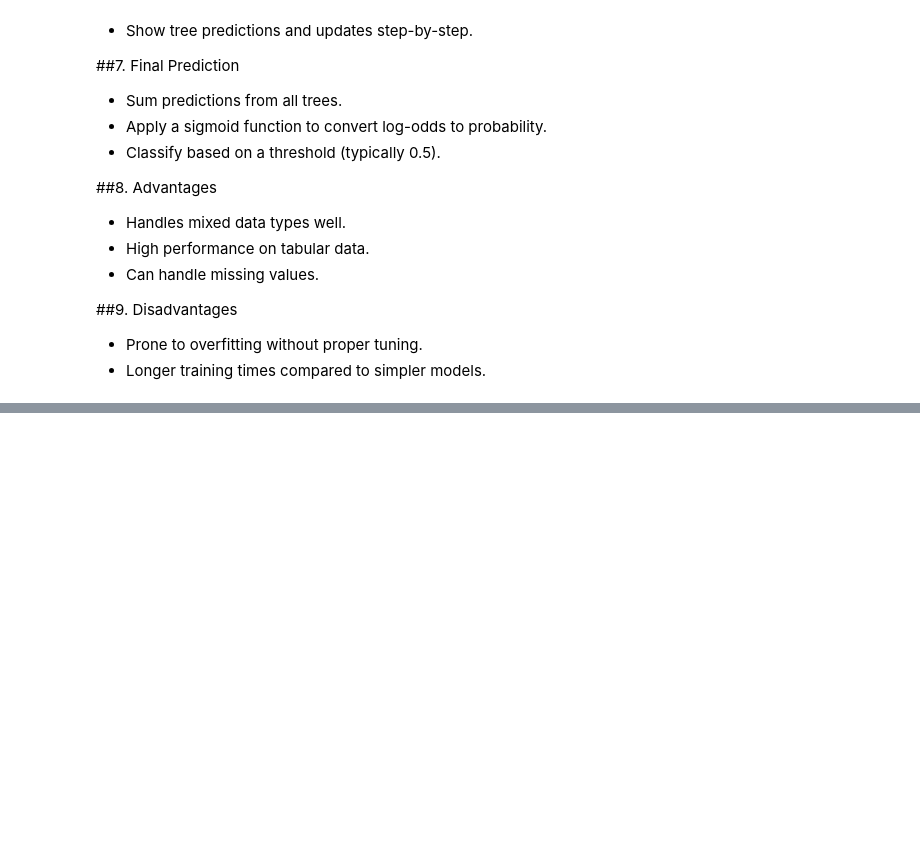
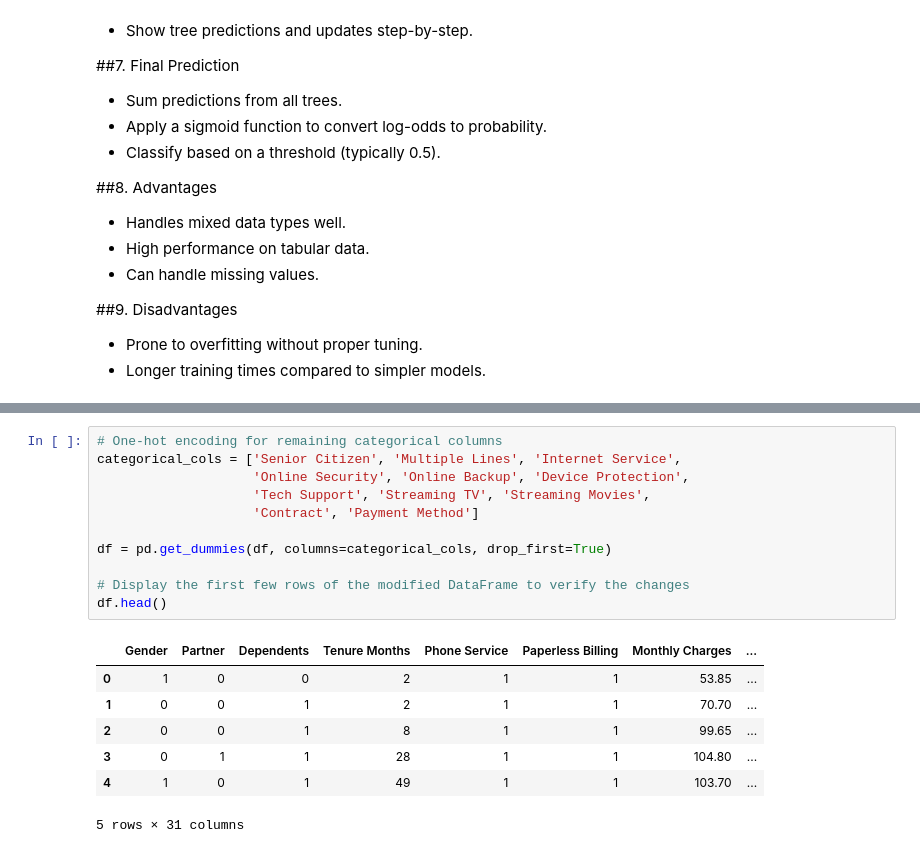
Before and after one commit to adnanagbaria/MLcourse, a Jupyter notebook: Lec8_boosingAlgorithms.ipynb, the cells around one changed output, grey strips where cells are left out. Cells and saved outputs as stored; diff of their text form; blank space fills up the shorter version.

```diff
--- a/Lec8_boosingAlgorithms.ipynb
+++ b/Lec8_boosingAlgorithms.ipynb
@@ -141,0 +249,19 @@ With learning rate $\phi = 1.0$, $F_1(x) = F_0(x) + \phi h_1(x)$
+# %%
+# One-hot encoding for remaining categorical columns
+categorical_cols = ['Senior Citizen', 'Multiple Lines', 'Internet Service',
+                    'Online Security', 'Online Backup', 'Device Protection',
+                    'Tech Support', 'Streaming TV', 'Streaming Movies',
+                    'Contract', 'Payment Method']
+
+df = pd.get_dummies(df, columns=categorical_cols, drop_first=True)
+
+# Display the first few rows of the modified DataFrame to verify the changes
+df.head()
+# %% [output]
+|  | Gender | Partner | Dependents | Tenure Months | Phone Service | Paperless Billing | Monthly Charges | ... |
+| 0 | 1 | 0 | 0 | 2 | 1 | 1 | 53.85 | ... |
+| 1 | 0 | 0 | 1 | 2 | 1 | 1 | 70.70 | ... |
+| 2 | 0 | 0 | 1 | 8 | 1 | 1 | 99.65 | ... |
+| 3 | 0 | 1 | 1 | 28 | 1 | 1 | 104.80 | ... |
+| 4 | 1 | 0 | 1 | 49 | 1 | 1 | 103.70 | ... |
+5 rows × 31 columns
```
Also changed, not shown: parts of 15 cells of this notebook.
